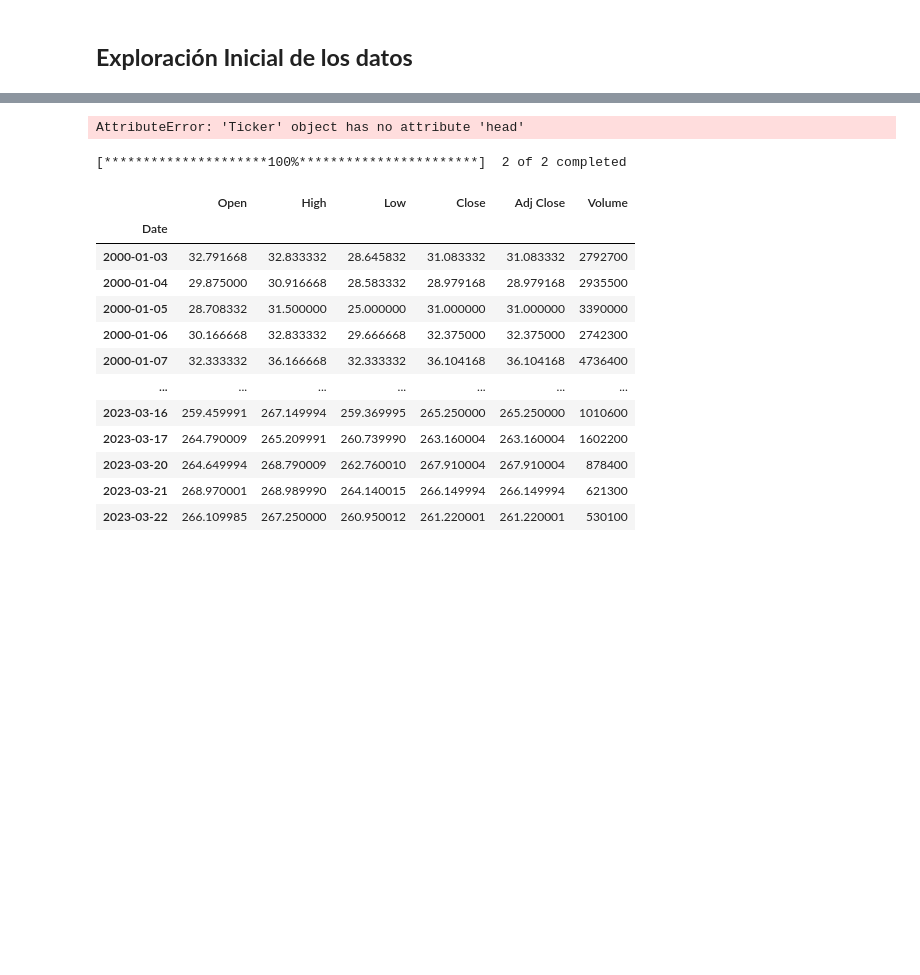
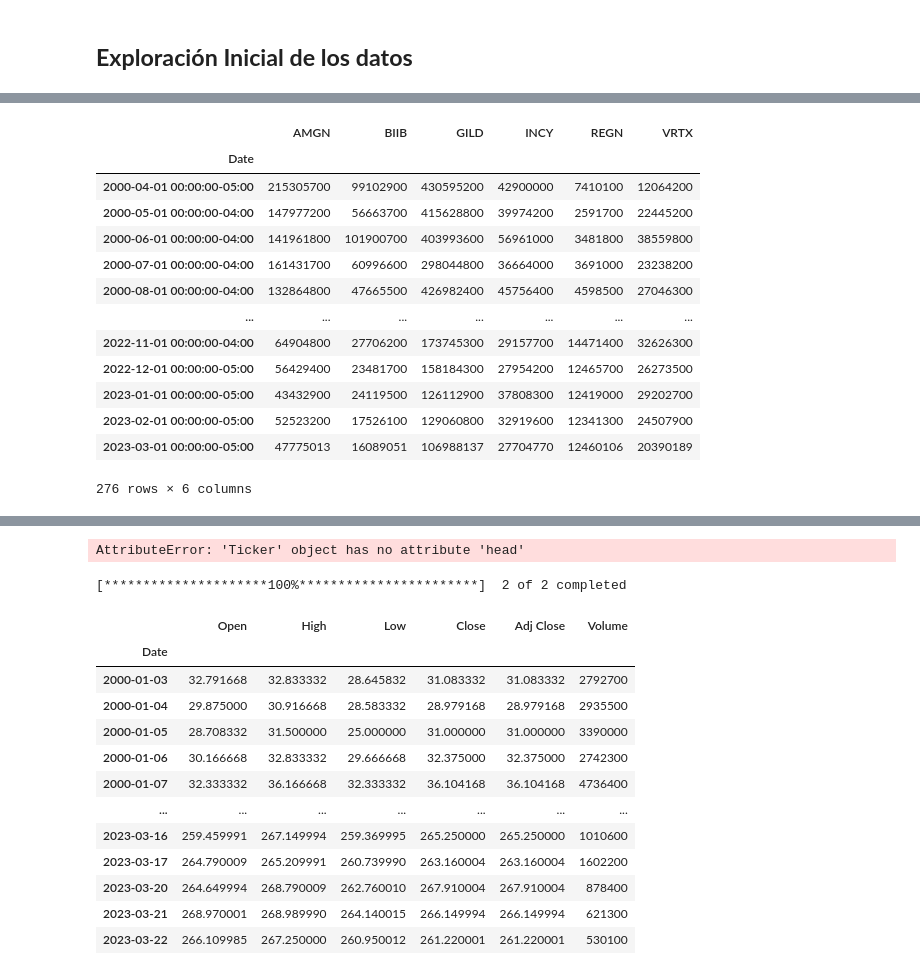
Before and after one commit to Arii95/PI_Henry_02, a Jupyter notebook: EDA.ipynb, the cells around one changed output, grey strips where cells are left out. Saved outputs shown, nothing was run; the diff lists cells and outputs as text; code cells hidden in the pictures; blank space fills up the shorter version.

```diff
--- a/EDA.ipynb
+++ b/EDA.ipynb
@@ -27,0 +71,28 @@ Biogen.history(period= 'max')
+# %%
+recolector_2 =[]
+
+for i in empresas:
+    ticker= yf.Ticker(i)
+    px=ticker.history(period='23y',interval= '1mo')['Volume']
+    px.name= i
+
+    recolector_2 += [px]
+
+volumenes = pd.concat(recolector_2, axis= 1)
+
+volumenes
+# %% [output]
+|  | AMGN | BIIB | GILD | INCY | REGN | VRTX |
+| Date |  |  |  |  |  |  |
+| 2000-04-01 00:00:00-05:00 | 215305700 | 99102900 | 430595200 | 42900000 | 7410100 | 12064200 |
+| 2000-05-01 00:00:00-04:00 | 147977200 | 56663700 | 415628800 | 39974200 | 2591700 | 22445200 |
+| 2000-06-01 00:00:00-04:00 | 141961800 | 101900700 | 403993600 | 56961000 | 3481800 | 38559800 |
+| 2000-07-01 00:00:00-04:00 | 161431700 | 60996600 | 298044800 | 36664000 | 3691000 | 23238200 |
+| 2000-08-01 00:00:00-04:00 | 132864800 | 47665500 | 426982400 | 45756400 | 4598500 | 27046300 |
+| ... | ... | ... | ... | ... | ... | ... |
+| 2022-11-01 00:00:00-04:00 | 64904800 | 27706200 | 173745300 | 29157700 | 14471400 | 32626300 |
+| 2022-12-01 00:00:00-05:00 | 56429400 | 23481700 | 158184300 | 27954200 | 12465700 | 26273500 |
+| 2023-01-01 00:00:00-05:00 | 43432900 | 24119500 | 126112900 | 37808300 | 12419000 | 29202700 |
+| 2023-02-01 00:00:00-05:00 | 52523200 | 17526100 | 129060800 | 32919600 | 12341300 | 24507900 |
+| 2023-03-01 00:00:00-05:00 | 47775013 | 16089051 | 106988137 | 27704770 | 12460106 | 20390189 |
+276 rows × 6 columns
```
Also changed, not shown: parts of 17 cells of this notebook.
